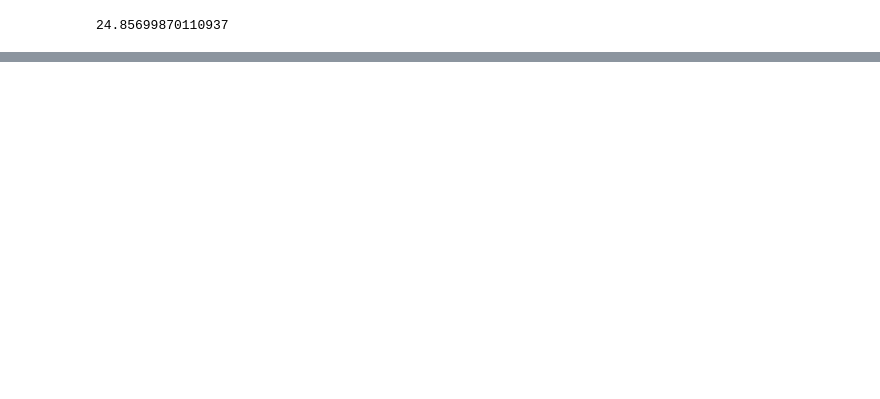
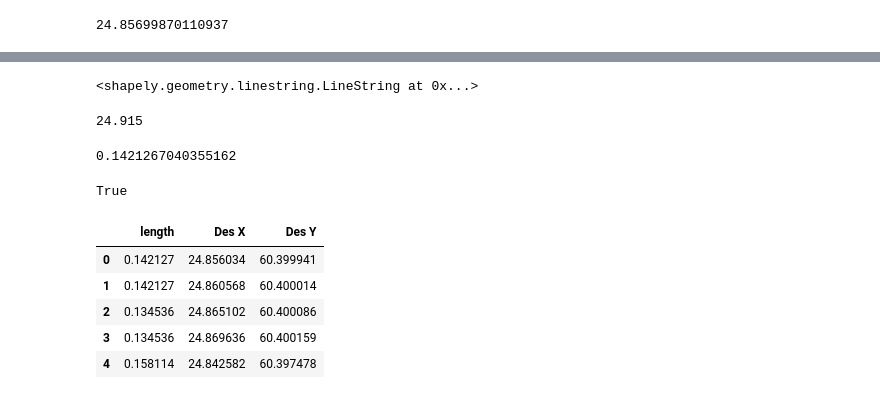
Before and after one commit to DommiiUdomp/Dommii, a Jupyter notebook: IntroLine&Poly.ipynb, the cells around one changed output, grey strips where cells are left out. Cells and saved outputs as stored; diff of their text form; code cells hidden in the pictures; blank space fills up the shorter version.

```diff
--- a/IntroLine&Poly.ipynb
+++ b/IntroLine&Poly.ipynb
@@ -230,0 +247,17 @@ fix.show()
+# %%
+line_dist = LineString([O_point, Point(dest_points[0])])
+line_dist
+# %% [output]
+<shapely.geometry.linestring.LineString at 0x...>
+# %%
+line_dist.centroid.x
+# %% [output]
+24.915
+# %%
+line_dist.length
+# %% [output]
+0.1421267040355162
+# %%
+len(dest_points) == len(websites['from_x'])
+# %% [output]
+True
@@ -230,0 +273,9 @@ fix.show()
+# %%
+length.head()
+# %% [output]
+|  | length | Des X | Des Y |
+| 0 | 0.142127 | 24.856034 | 60.399941 |
+| 1 | 0.142127 | 24.860568 | 60.400014 |
+| 2 | 0.134536 | 24.865102 | 60.400086 |
+| 3 | 0.134536 | 24.869636 | 60.400159 |
+| 4 | 0.158114 | 24.842582 | 60.397478 |
```
Also changed, not shown: parts of 23 cells of this notebook.
